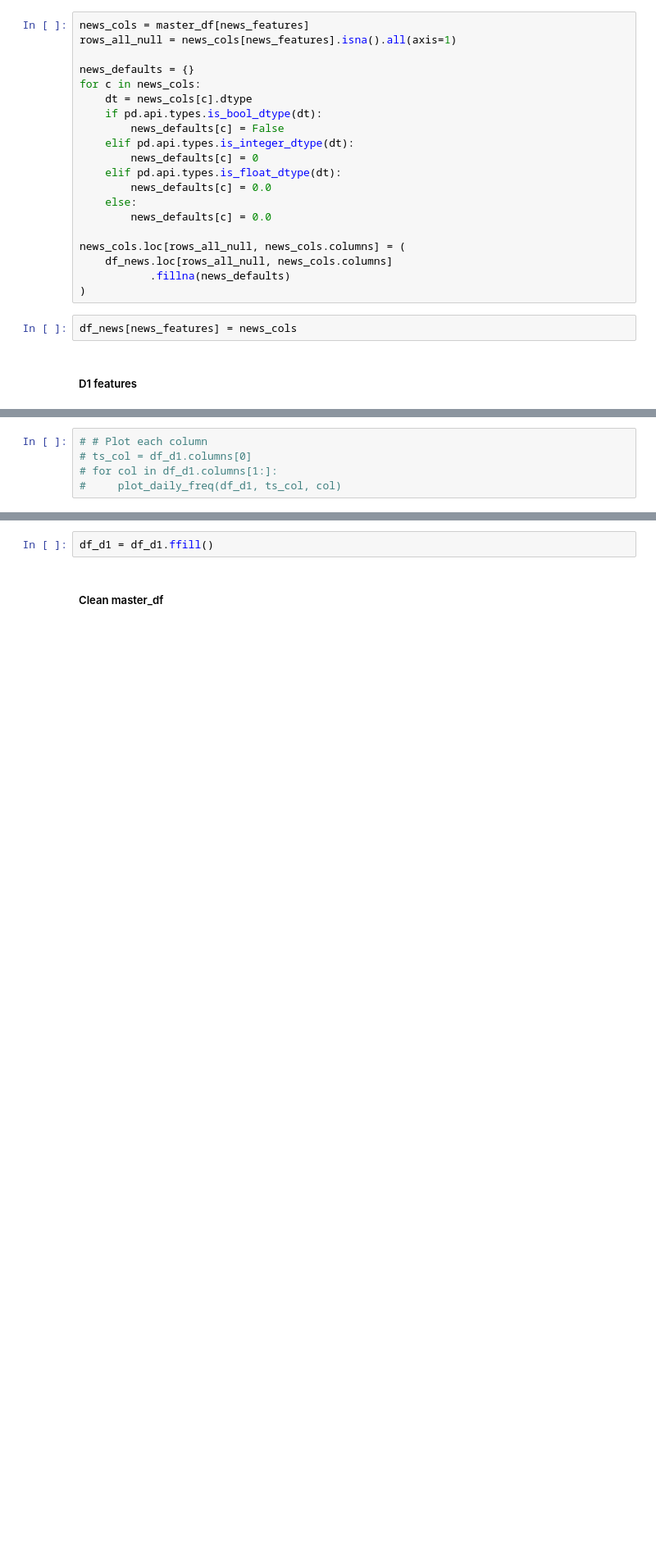
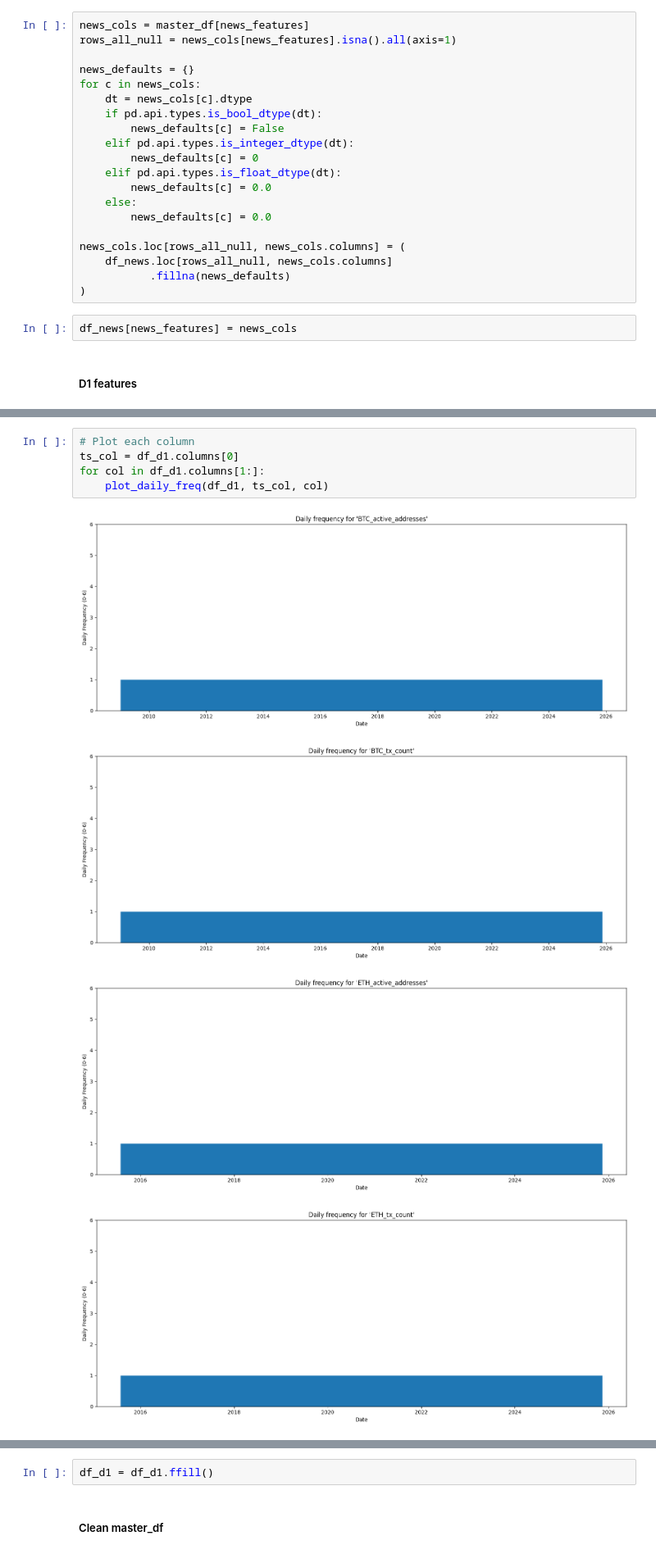
Before and after one commit to hyperformancelabs/crypto-price-forecaster, a Jupyter notebook: processors/cleaning.ipynb, the cells around one changed output, grey strips where cells are left out. Shown at 82% size. Drawn from its saved outputs; the diff is of its cells as text; blank space fills up the shorter version.

```diff
--- a/processors/cleaning.ipynb
+++ b/processors/cleaning.ipynb
@@ -327,7 +354,12 @@ df_d1.head(2)
 | 0 | 2009-01-03 00:00:00 | 0.0 | 0.0 | NaN | NaN | 1.0 | ... |
 | 1 | 2009-01-03 04:00:00 | NaN | NaN | NaN | NaN | NaN | ... |
 # %%
-# # Plot each column
-# ts_col = df_d1.columns[0]
-# for col in df_d1.columns[1:]:
-#     plot_daily_freq(df_d1, ts_col, col)
+# Plot each column
+ts_col = df_d1.columns[0]
+for col in df_d1.columns[1:]:
+    plot_daily_freq(df_d1, ts_col, col)
+# %% [output]
+[figure, added]
+[figure, added]
+[figure, added]
+[figure, added]
```
Also changed, not shown: parts of 11 cells of this notebook, 17 other files.
